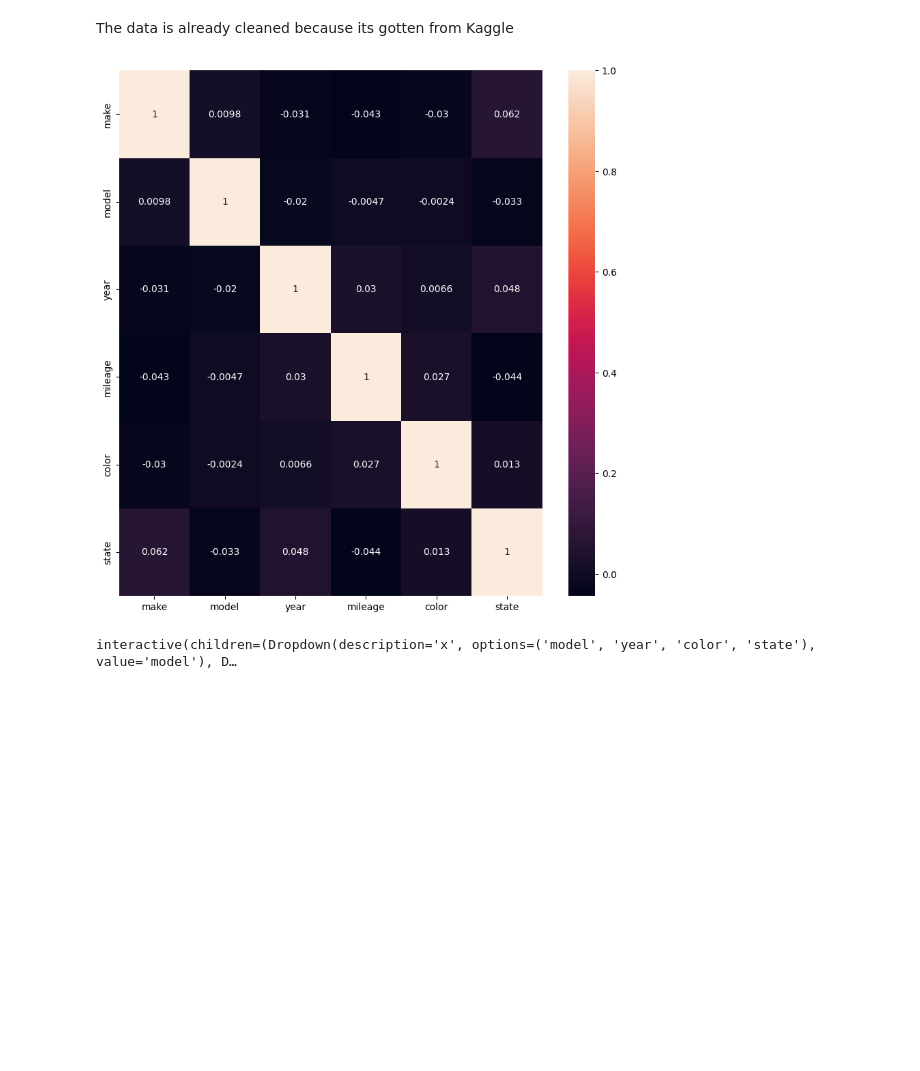
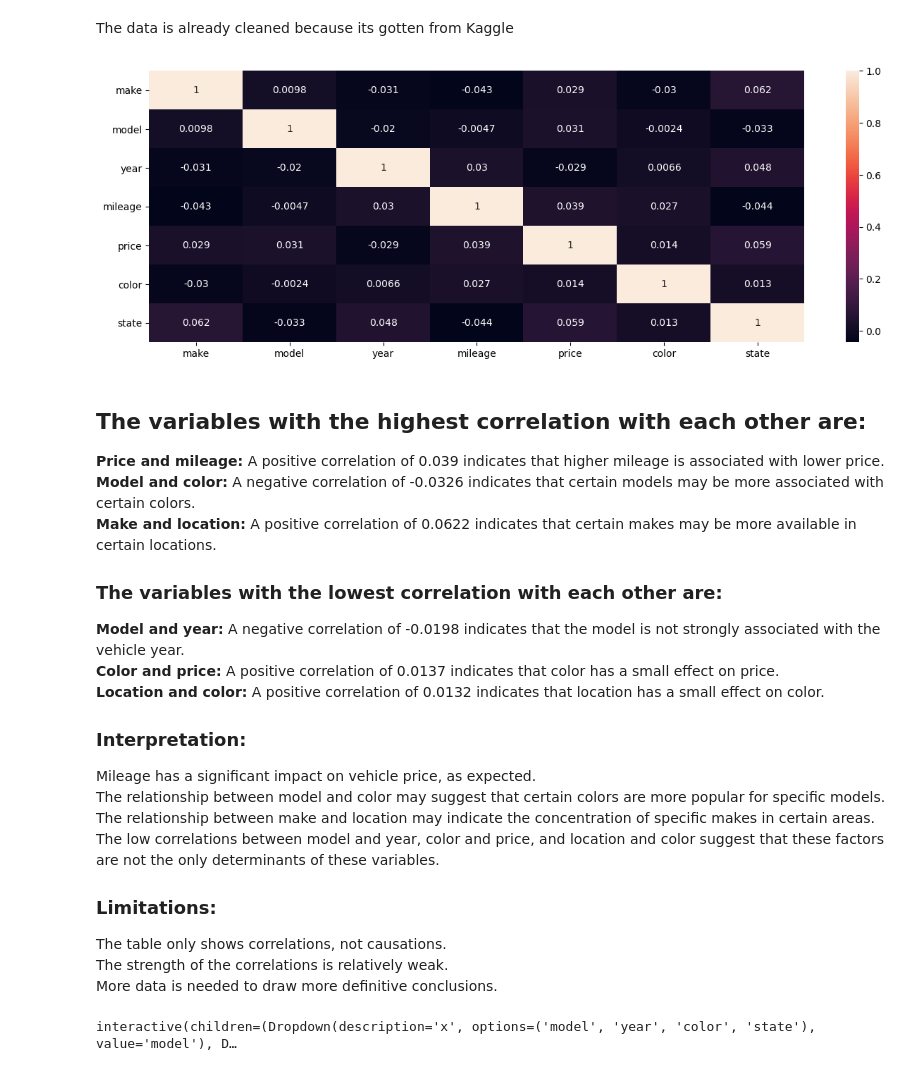
Before and after one commit to DeiviGT1/arc-is, a Jupyter notebook: notebooks/0.0-cars-first-db.ipynb, the cells around one changed output. Drawn from its saved outputs; the diff is of its cells as text; code cells hidden in the pictures; blank space fills up the shorter version.

```diff
--- a/notebooks/0.0-cars-first-db.ipynb
+++ b/notebooks/0.0-cars-first-db.ipynb
@@ -32,16 +39,43 @@ df = utils.clean_data(df)
 csv = df
 # %%
 #Correlation
-df = csv.copy()
-df.drop(["date", "price"], axis=1, inplace=True)
+df_corr = csv.copy()
+df_corr.drop(["date"], axis=1, inplace=True)
 le = LabelEncoder()
-for col in df.columns:
-  df[col] = le.fit_transform(df[col])
-plt.figure(figsize=(10, 10))
-sns.heatmap(df.corr(), annot=True)
+for col in df_corr.columns:
+  df_corr[col] = le.fit_transform(df_corr[col])
+plt.figure(figsize=(15, 5))
+sns.heatmap(df_corr.corr(), annot=True)
 plt.show()
 # %% [output]
-[figure, old version]
+[figure, new version]
+# %% [markdown]
+<h2>The variables with the highest correlation with each other are:</h2>
+<strong>Price and mileage:</strong> A positive correlation of 0.039 indicates that higher mileage is associated with lower price.<br/>
+<strong>Model and color:</strong> A negative correlation of -0.0326 indicates that certain models may be more associated with certain colors.<br/>
+<strong>Make and location:</strong> A positive correlation of 0.0622 indicates that certain makes may be more available in certain locations.<br/>
+
+
+<h3>The variables with the lowest correlation with each other are:</h3>
+
+<strong>Model and year:</strong> A negative correlation of -0.0198 indicates that the model is not strongly associated with the vehicle year.<br/>
+<strong>Color and price:</strong> A positive correlation of 0.0137 indicates that color has a small effect on price.<br/>
+<strong>Location and color:</strong> A positive correlation of 0.0132 indicates that location has a small effect on color.<br/>
+
+
+<h3>Interpretation:</h3>
+
+Mileage has a significant impact on vehicle price, as expected.<br/>
+The relationship between model and color may suggest that certain colors are more popular for specific models.<br/>
+The relationship between make and location may indicate the concentration of specific makes in certain areas.<br/>
+The low correlations between model and year, color and price, and location and color suggest that these factors are not the only determinants of these variables.<br/>
+
+
+<h3>Limitations:</h3>
+
+The table only shows correlations, not causations.<br/>
+The strength of the correlations is relatively weak.<br/>
+More data is needed to draw more definitive conclusions.<br/>
 # %%
 #Barchart
 @interact
```
Also changed, not shown: parts of 9 cells of this notebook, 2 other files.
